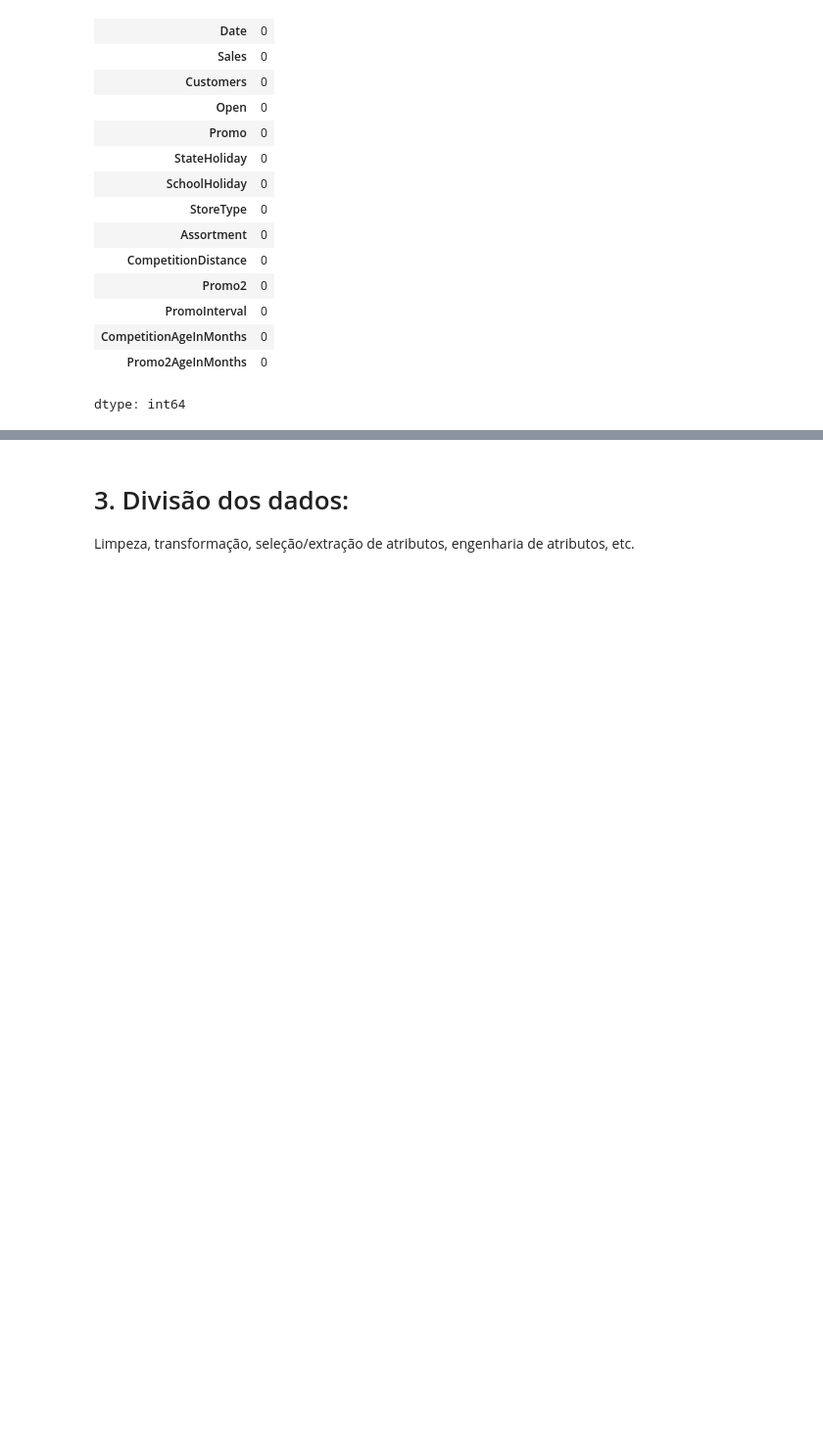
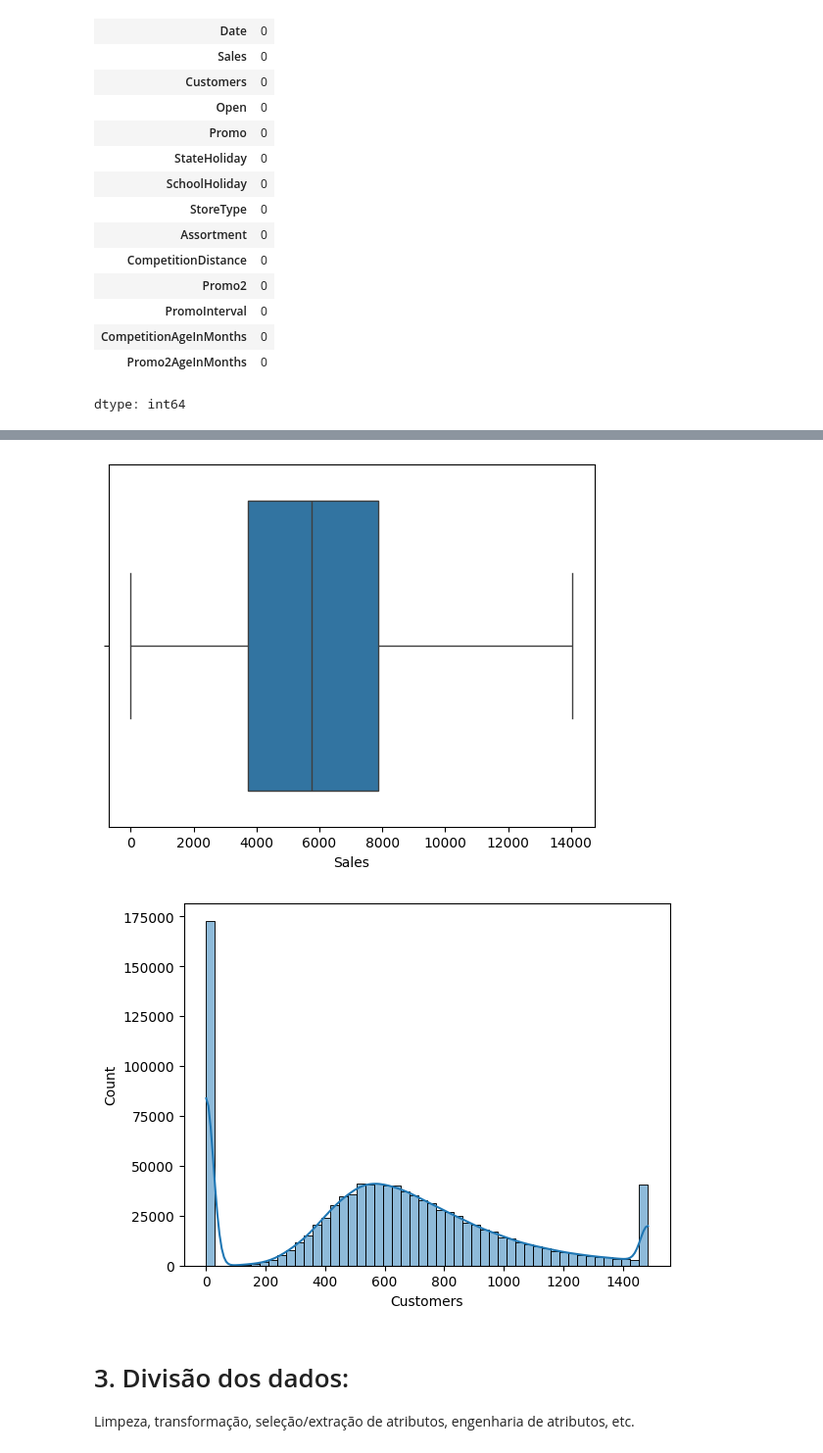
Before and after one commit to jlosar/Julio-Losa-ML-projeto, a Jupyter notebook: MVP_Machine_Learning_&_Analytics_Julio.ipynb, the cells around one changed output, grey strips where cells are left out. Shown at 98% size. Cells and saved outputs as stored; diff of their text form; code cells hidden in the pictures; blank space fills up the shorter version.

```diff
--- a/MVP_Machine_Learning_&_Analytics_Julio.ipynb
+++ b/MVP_Machine_Learning_&_Analytics_Julio.ipynb
@@ -284 +301,34 @@ dtype: int64
+# %%
+## Tratando os outliers:
+
+# Exclusão de registros inconsistentes: Loja aberta e com venda = 0
+df_merged = df_merged[~((df_merged['Open'] == 1) & (df_merged['Sales'] == 0))]
+
+# Winsorization (tirando os outliers): Vamos limitar os valores extremos para que não distorçam o modelo.
+def cap_outliers(df, column):
+    Q1 = df[column].quantile(0.25)
+    Q3 = df[column].quantile(0.75)
+    IQR = Q3 - Q1
+    lower_bound = Q1 - 1.5 * IQR # limite inferior para a identificação de outliers. Valores abaixo desse limite são considerados outliers.
+    upper_bound = Q3 + 1.5 * IQR #limite superior. Valores acima desse limite são considerados outliers.
+
+    df[column] = np.where(df[column] < lower_bound, lower_bound, #verifica se o valor atual é menor que o limite inferior. Se for verdade, ele é substituído pelo "lower_bound".
+                 np.where(df[column] > upper_bound, upper_bound, df[column])) #verifica se o valor é maior que o limite superior. Se for verdade, ele é substituído pelo "upper_bound".
+    return df #Retorna o dataframe modificado, com os valores extremos limitados pelos "lower_bound" e "upper_bound".
+
+df_merged = cap_outliers(df_merged, 'Sales') #Aplicação de Winsorização na coluna 'Sales'.
+df_merged = cap_outliers(df_merged, 'Customers') #Aplica a Winsorização à coluna 'Customers'.
+# %%
+# Boxplot de vendas
+sns.boxplot(x=df_merged['Sales'])
+plt.show()
+## Visualizar outliers
+
+
+# Histograma de clientes
+sns.histplot(df_merged['Customers'], bins=50, kde=True)
+plt.show()
+# %% [output]
+[figure, added]
+[figure, added]
 # %% [markdown]
```
Also changed, not shown: parts of 5 cells of this notebook.
